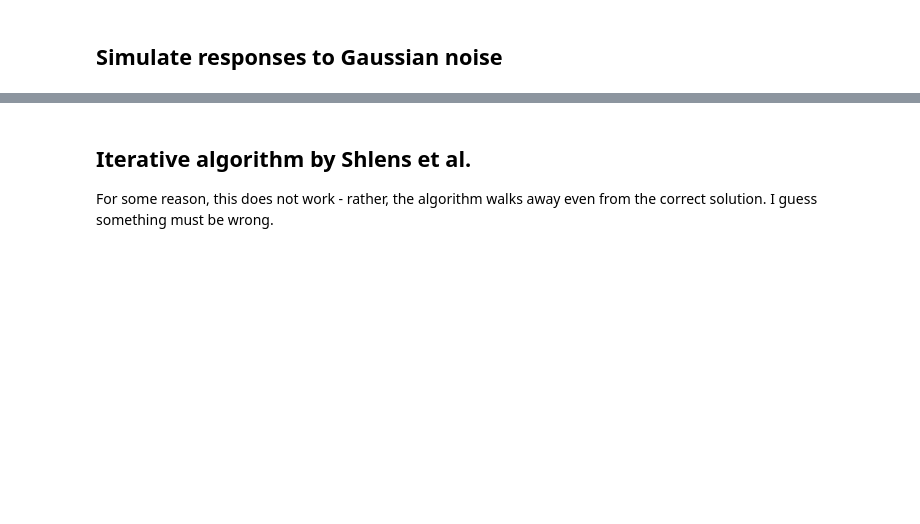
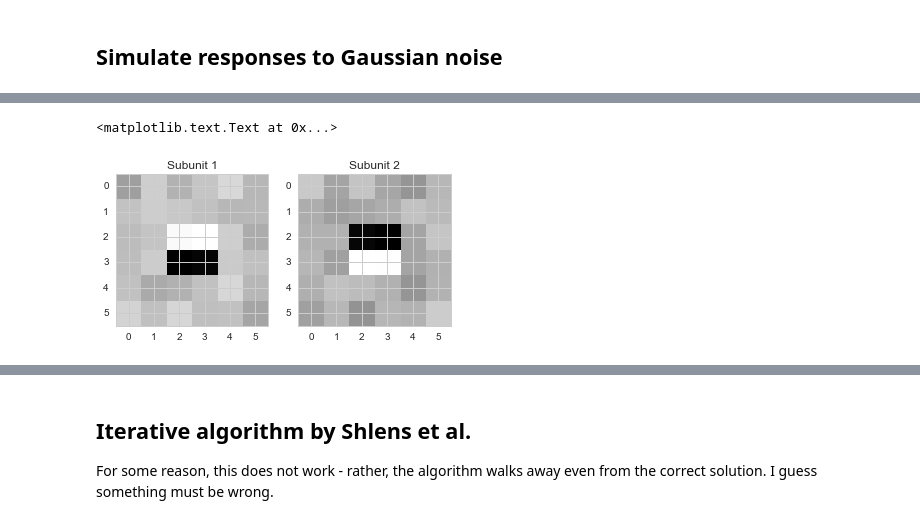
Before and after one commit to philippberens/subunit, a Jupyter notebook: Subunit model.ipynb, the cells around one changed output, grey strips where cells are left out. Cells and saved outputs as stored; diff of their text form; code cells hidden in the pictures; blank space fills up the shorter version.

```diff
--- a/Subunit model.ipynb
+++ b/Subunit model.ipynb
@@ -102,0 +134,11 @@ plt.title('Subunit 2')
+# %%
+plt.subplot(1,2,1)
+plt.imshow(k1_est.reshape(D,D),interpolation='nearest')
+plt.title('Subunit 1')
+
+plt.subplot(1,2,2)
+plt.imshow(k2_est.reshape(D,D),interpolation='nearest')
+plt.title('Subunit 2')
+# %% [output]
+<matplotlib.text.Text at 0x...>
+[figure, added]
```
Also changed, not shown: parts of 14 cells of this notebook.
